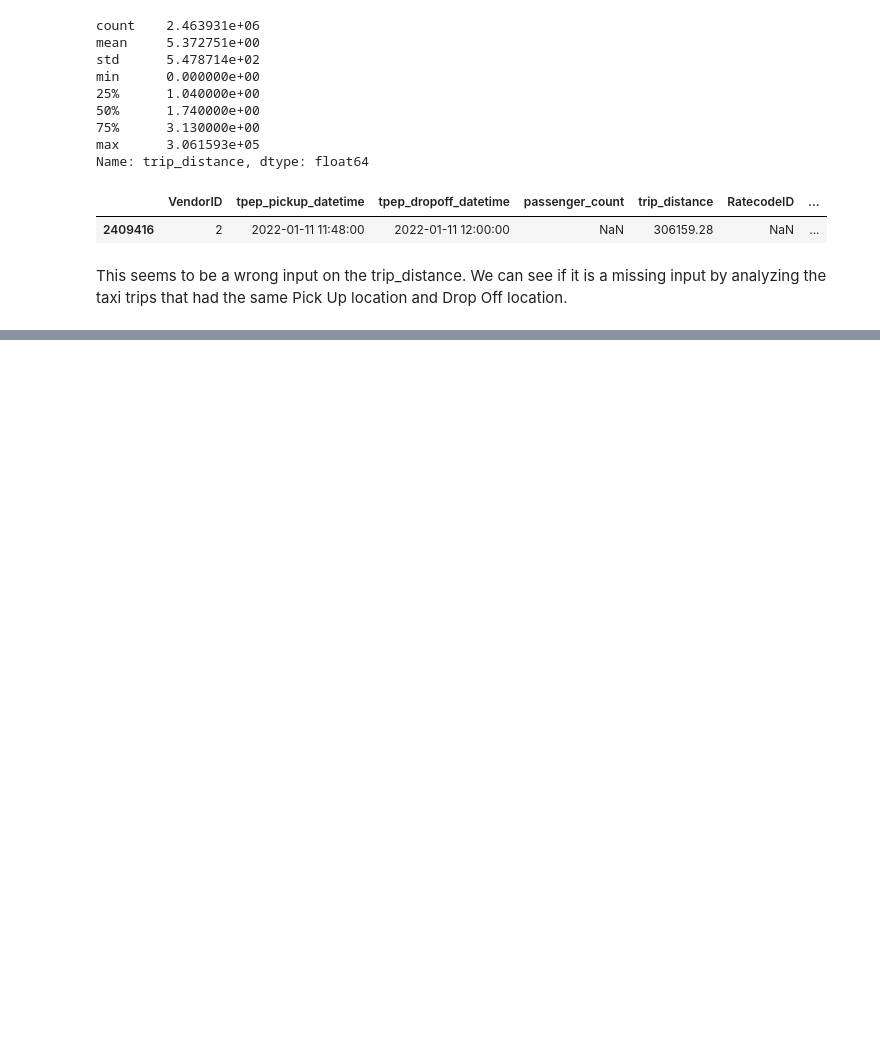
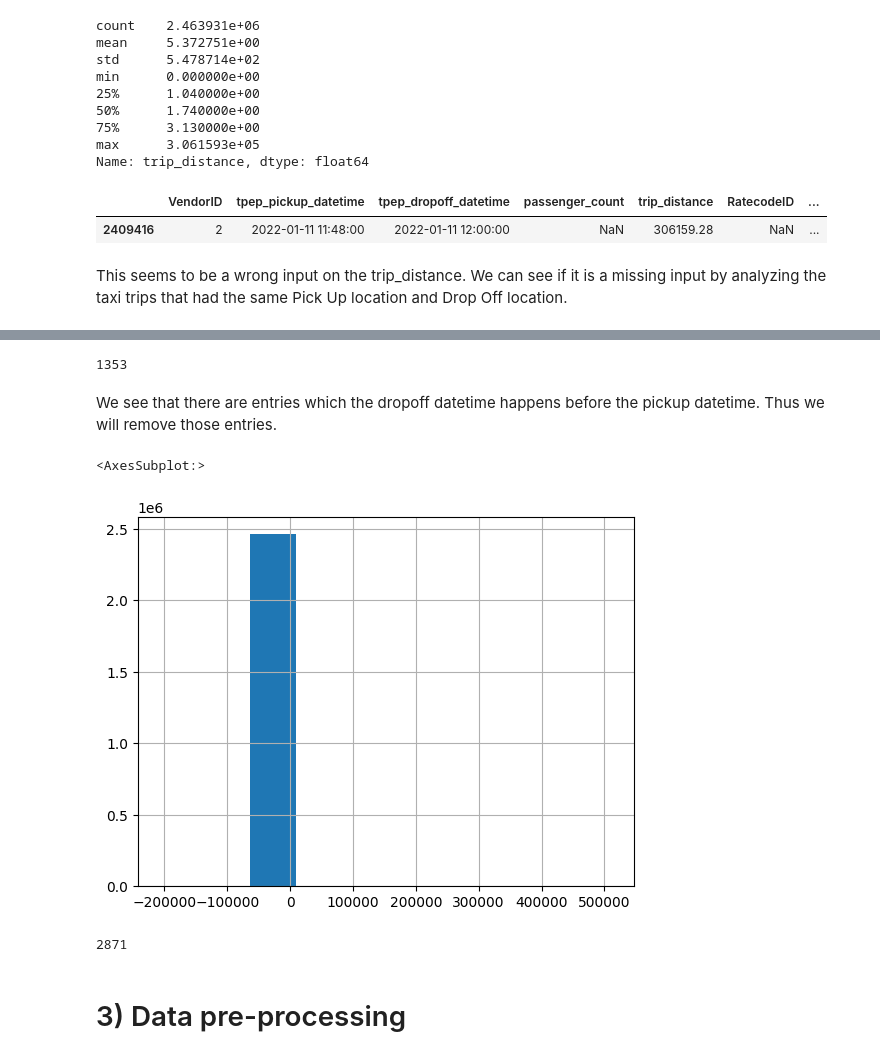
Before and after one commit to nahumsa/nyc-yellow-tripdata, a Jupyter notebook: notebooks/01-EDA.ipynb, the cells around one changed output, grey strips where cells are left out. Drawn from its saved outputs; the diff is of its cells as text; code cells hidden in the pictures; blank space fills up the shorter version.

```diff
--- a/notebooks/01-EDA.ipynb
+++ b/notebooks/01-EDA.ipynb
@@ -138,0 +158,2 @@ Name: trip_distance, dtype: float64
+# %%
+df["duration"] = (df["tpep_dropoff_datetime"] - df["tpep_pickup_datetime"]).dt.total_seconds()
@@ -138,0 +172,18 @@ Name: trip_distance, dtype: float64
+# %%
+(df["duration"] < 0.).sum()
+# %% [output]
+1353
+# %% [markdown]
+We see that there are entries which the dropoff datetime happens before the pickup datetime. Thus we will remove those entries.
+# %%
+df["duration"].hist()
+# %% [output]
+<AxesSubplot:>
+[figure, added]
+# %%
+series = df["duration"]
+mean_duration = series.mean()
+std_duration = series.std()
+series[series >= mean_duration + 3 * std_duration].count()
+# %% [output]
+2871
@@ -138,0 +192,2 @@ Name: trip_distance, dtype: float64
+# %% [markdown]
+# 3) Data pre-processing
```
Also changed, not shown: parts of 11 cells of this notebook, 13 other files.
